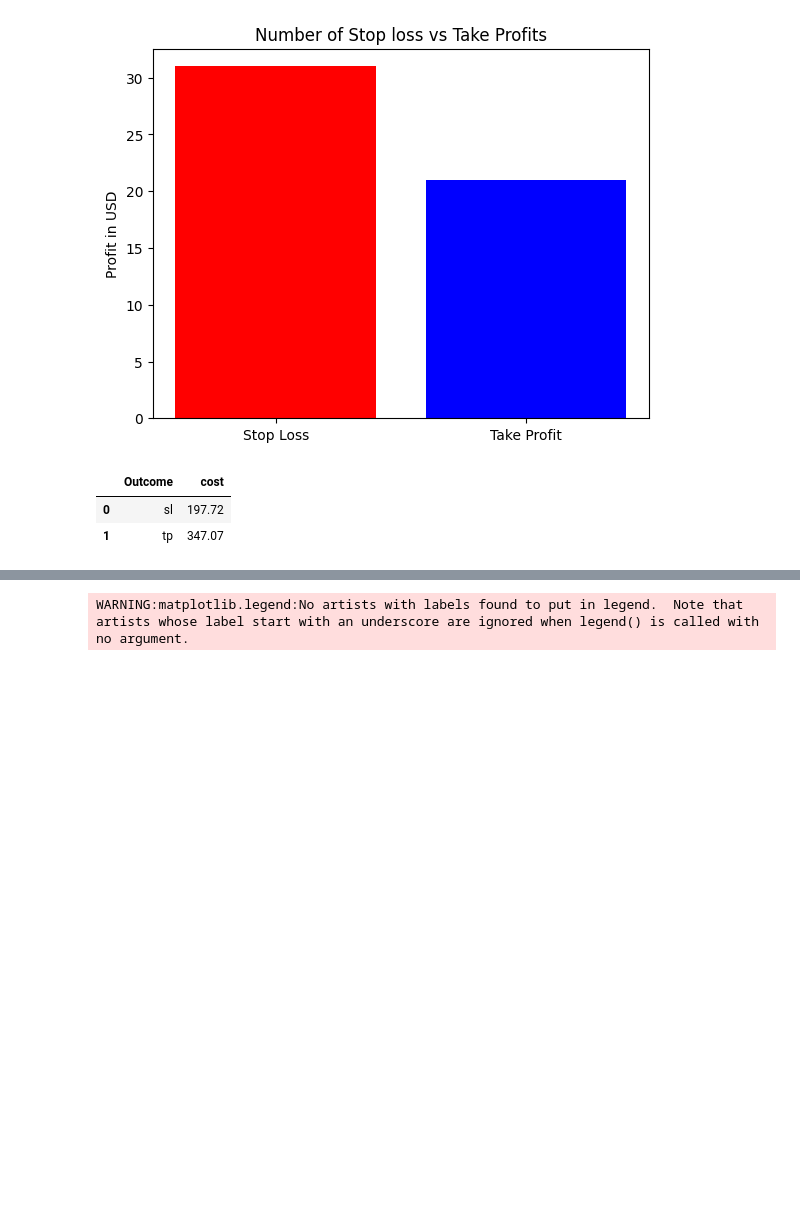
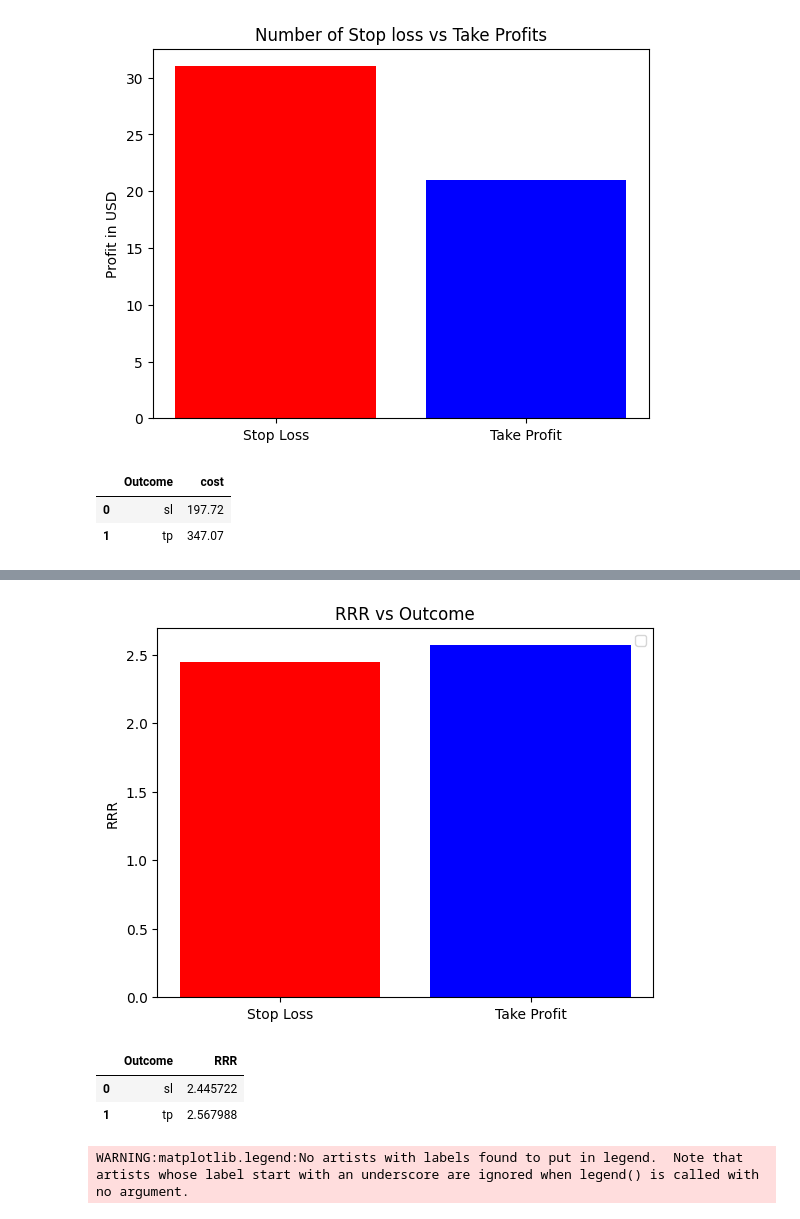
Before and after one commit to ToluPaul/forex, a Jupyter notebook: forex_pred.ipynb, the cells around one changed output, grey strips where cells are left out. Drawn from its saved outputs; the diff is of its cells as text; code cells hidden in the pictures; blank space fills up the shorter version.

```diff
--- a/forex_pred.ipynb
+++ b/forex_pred.ipynb
@@ -300,3 +307,12 @@ no_ne
 |  | Outcome | cost |
 | 0 | sl | 197.72 |
 | 1 | tp | 347.07 |
+# %%
+no_rr = vix[['Outcome', 'RRR']].groupby('Outcome').agg('mean').abs().reset_index()
+plt.bar('Outcome', 'RRR', data = no_rr, color = ['red', 'blue'])
+plt.title('RRR vs Outcome')
+plt.xticks(ticks = ['sl', 'tp'],labels= ['Stop Loss', 'Take Profit'])
+plt.ylabel('RRR')
+plt.legend()
+plt.show()
+# %% [output]
@@ -303,3 +320,11 @@ no_ne
+[figure, added]
+# %%
+no_rr = vix[['Outcome', 'RRR']].groupby('Outcome').agg('mean').abs().reset_index()
+no_rr
+# %% [output]
+|  | Outcome | RRR |
+| 0 | sl | 2.445722 |
+| 1 | tp | 2.567988 |
 # %%
 plt.bar('Outcome', 'cost', data = no_ne, color = ['red', 'blue'])
 plt.title('Cost of Stop loss vs Take Profits')
```
Also changed, not shown: parts of 5 cells of this notebook.
